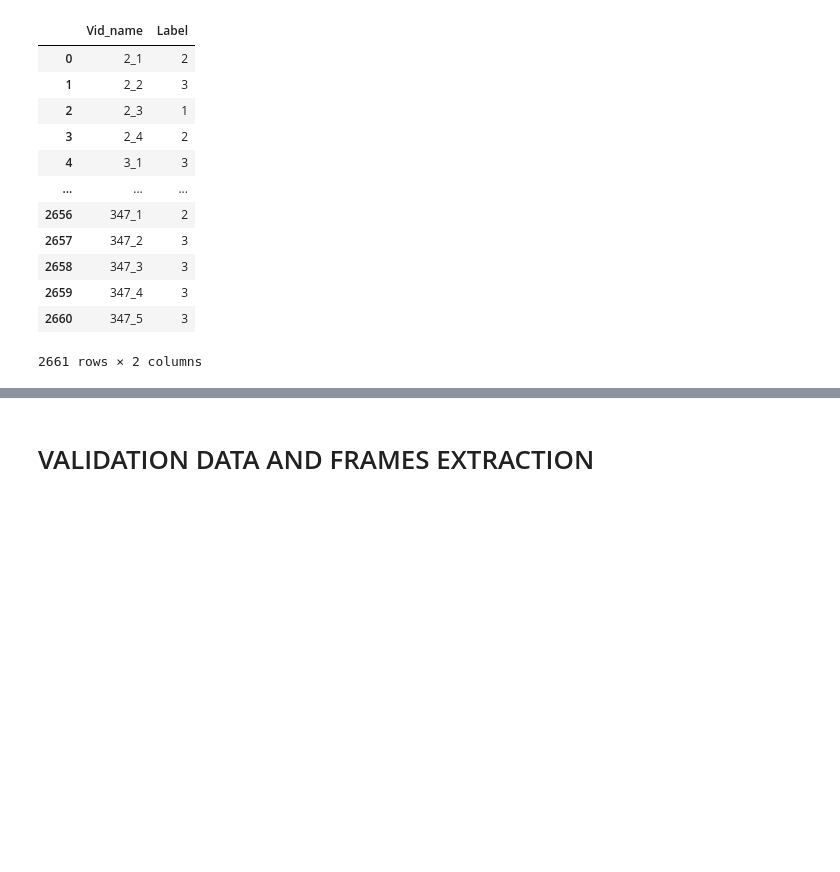
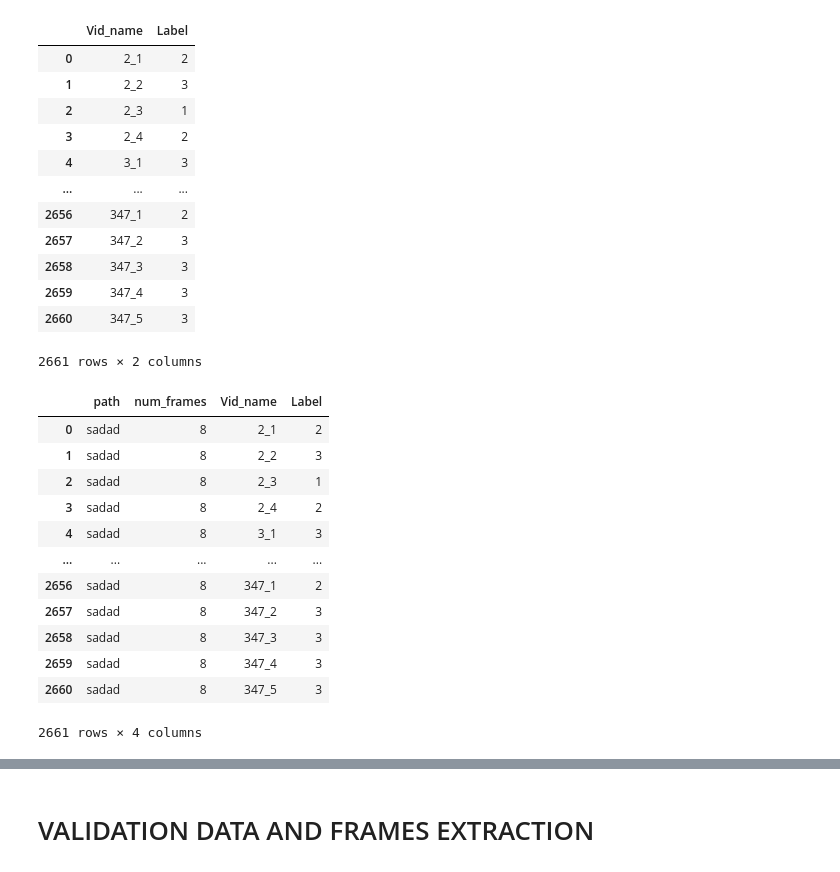
Before and after one commit to Lev-etd/course_work_2021, a Jupyter notebook: Video_to_frames.ipynb, the cells around one changed output, grey strips where cells are left out. Cells and saved outputs as stored; diff of their text form; code cells hidden in the pictures; blank space fills up the shorter version.

```diff
--- a/Video_to_frames.ipynb
+++ b/Video_to_frames.ipynb
@@ -122,3 +126,22 @@ train_data.insert(2, "label", 0)
+# %%
+train_data = train_labels.copy(deep=True)
+train_data.insert(0, "path", "sadad")
+train_data.insert(1, "num_frames", 8)
+train_data
+# %% [output]
+|  | path | num_frames | Vid_name | Label |
+| 0 | sadad | 8 | 2_1 | 2 |
+| 1 | sadad | 8 | 2_2 | 3 |
+| 2 | sadad | 8 | 2_3 | 1 |
+| 3 | sadad | 8 | 2_4 | 2 |
+| 4 | sadad | 8 | 3_1 | 3 |
+| ... | ... | ... | ... | ... |
+| 2656 | sadad | 8 | 347_1 | 2 |
+| 2657 | sadad | 8 | 347_2 | 3 |
+| 2658 | sadad | 8 | 347_3 | 3 |
+| 2659 | sadad | 8 | 347_4 | 3 |
+| 2660 | sadad | 8 | 347_5 | 3 |
+2661 rows × 4 columns
 # %%
 train_data.head()
 # %% [output]
```
Also changed, not shown: parts of 24 cells of this notebook, 3 other files.
